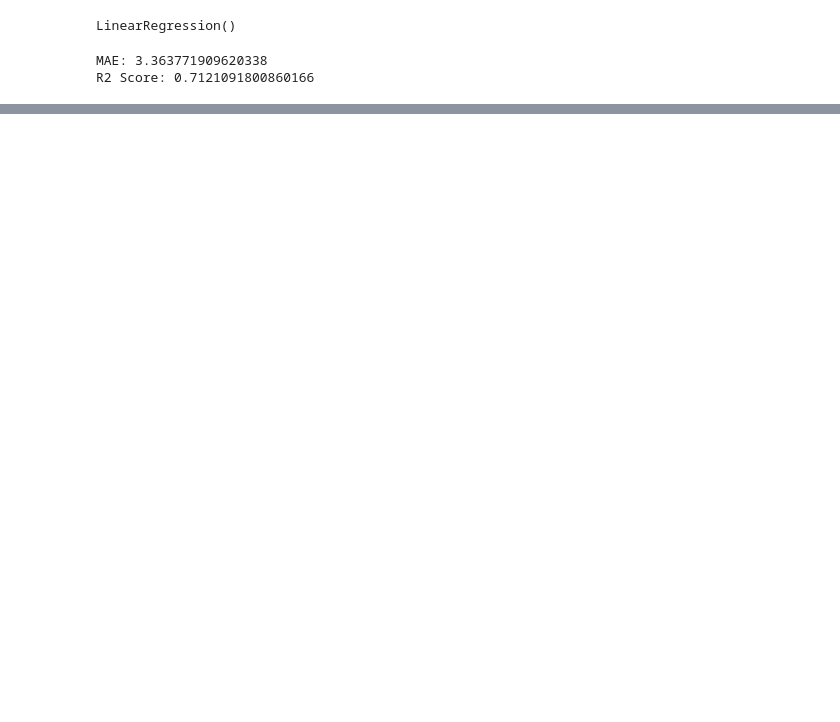
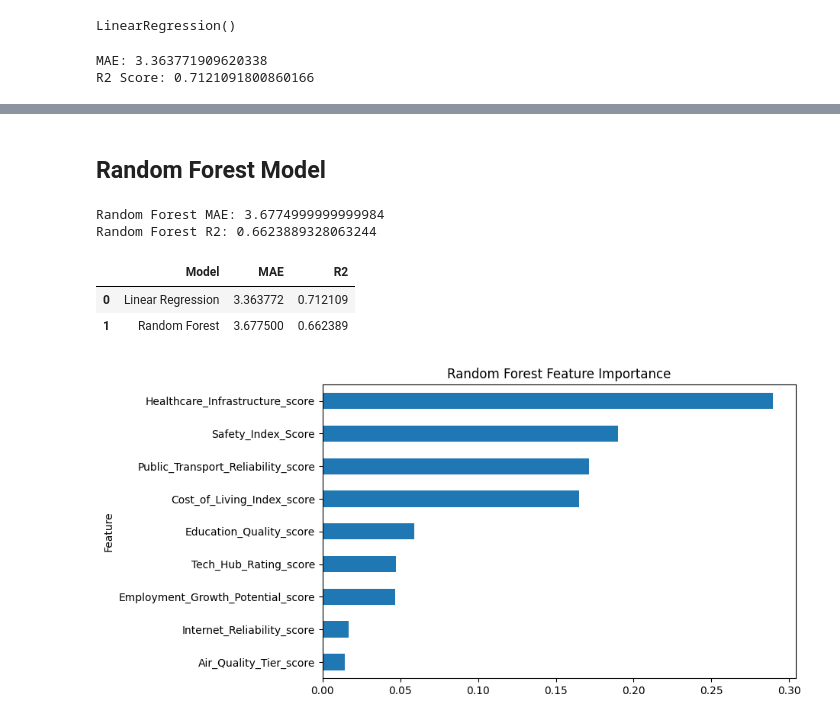
Before and after one commit to codingirl99/urban-intelligence, a Jupyter notebook: notebooks/2_data_preprocessing_modeling.ipynb, the cells around one changed output, grey strips where cells are left out. Saved outputs shown, nothing was run; the diff lists cells and outputs as text; code cells hidden in the pictures; blank space fills up the shorter version.

```diff
--- a/notebooks/2_data_preprocessing_modeling.ipynb
+++ b/notebooks/2_data_preprocessing_modeling.ipynb
@@ -53,0 +89,2 @@ importance.sort_values().plot(kind="barh", figsize=(8,5))
+# %% [markdown]
+## Random Forest Model
@@ -53,0 +93,57 @@ importance.sort_values().plot(kind="barh", figsize=(8,5))
+# %%
+# create model
+rf = RandomForestRegressor(
+    n_estimators=100,
+    random_state=42
+)
+
+# train model
+rf.fit(X_train, y_train)
+
+# make predictions
+rf_pred = rf.predict(X_test)
+# %%
+print("Random Forest MAE:", mean_absolute_error(y_test, rf_pred))
+print("Random Forest R2:", r2_score(y_test, rf_pred))
+# %% [output]
+Random Forest MAE: 3.6774999999999984
+Random Forest R2: 0.6623889328063244
+# %%
+results = pd.DataFrame({
+    "Model": ["Linear Regression", "Random Forest"],
+    "MAE": [
+        mean_absolute_error(y_test, y_pred),
+        mean_absolute_error(y_test, rf_pred)
+    ],
+    "R2": [
+        r2_score(y_test, y_pred),
+        r2_score(y_test, rf_pred)
+    ]
+})
+
+results
+# %% [output]
+|  | Model | MAE | R2 |
+| 0 | Linear Regression | 3.363772 | 0.712109 |
+| 1 | Random Forest | 3.677500 | 0.662389 |
+# %%
+import pandas as pd
+import matplotlib.pyplot as plt
+
+rf_importance = pd.DataFrame({
+    "Feature": X.columns,
+    "Importance": rf.feature_importances_
+})
+
+rf_importance.sort_values("Importance", ascending=True).plot(
+    x="Feature",
+    y="Importance",
+    kind="barh",
+    legend=False,
+    figsize=(8,5)
+)
+
+plt.title("Random Forest Feature Importance")
+plt.show()
+# %% [output]
+[figure, added]
```
Also changed, not shown: parts of 6 cells of this notebook.
